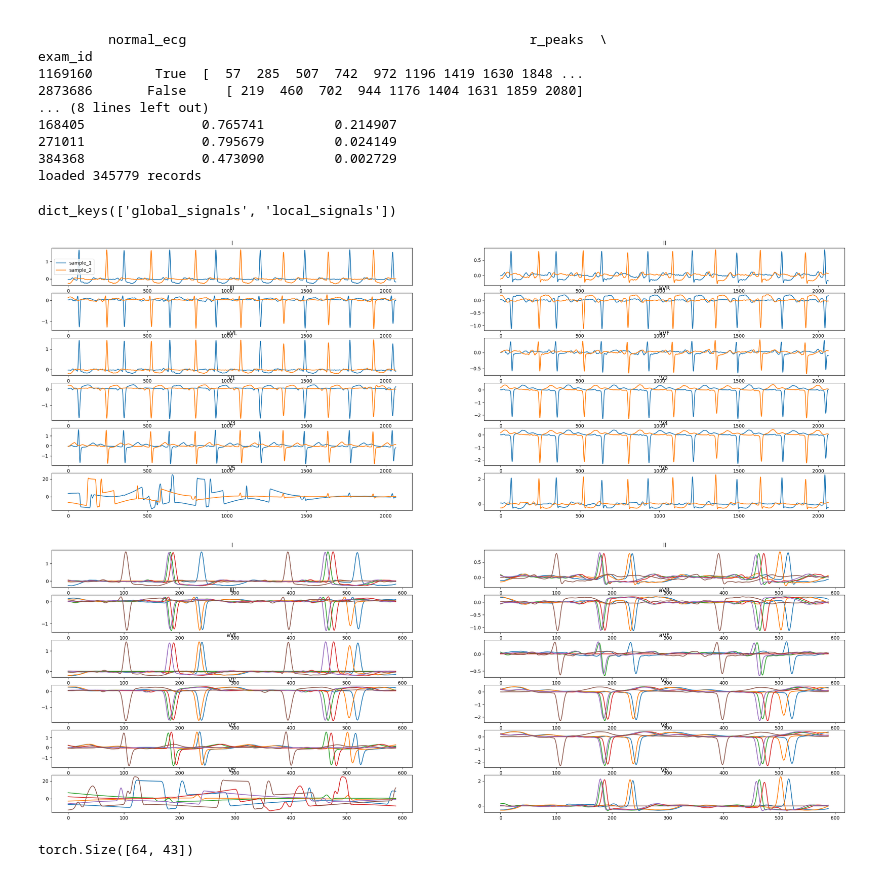
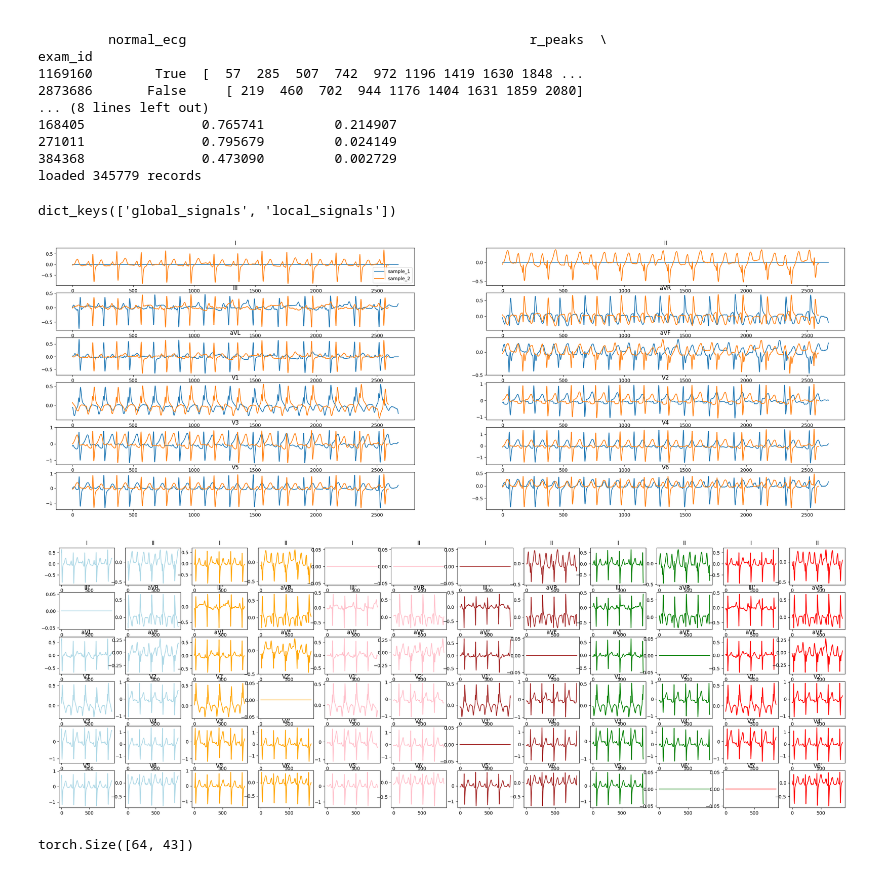
Before and after one commit to Lobster1911/bench-xecg-indian-benchmark, a Jupyter notebook: test.ipynb, the cells around one changed output. Cells and saved outputs as stored; diff of their text form; code cells hidden in the pictures.

```diff
--- a/test.ipynb
+++ b/test.ipynb
@@ -16,12 +16,12 @@ class DatasetArgs:
         self.normalize = False
         self.leads = ['*']
         self.bidirectional = True
-        self.global_random_crop = 0.7
-        self.local_random_crop = 0.2
+        self.global_random_crop = 0.9
+        self.local_random_crop = 0.3
         self.random_drop_leads = 0.1
         self.random_surrogate_prob = 0.
         self.random_jitter_prob = 0.
-        self.random_resample = False
+        self.random_resample = True
         self.use_teacher_student = True
         self.random_crop=0.
         self.strategy = 'masked_token_prediction'
@@ -50,37 +50,38 @@ exam_id
 384368               0.473090         0.002729
 loaded 345779 records
 # %%
-sample = dataset[33]
+sample = dataset[79]
 print(sample.keys())
 
 import matplotlib.pyplot as plt
 import numpy as np
 
 
 fig, axs = plt.subplots(6, 2, figsize=(30, 10))
 leads = ['I', 'II', 'III', 'aVR', 'aVL', 'aVF', 'V1', 'V2', 'V3', 'V4', 'V5', 'V6']
 
 for i in range(12):
     ax = axs[i//2, i%2]
     for _, g in enumerate(sample['global_signals']):
         ax.plot(g[:, i])
 
     ax.set_title(leads[i])
     if i == 0:
         ax.legend(['sample_1', 'sample_2'])
 
-fig, axs = plt.subplots(6, 2, figsize=(30, 10))
+fig, axs = plt.subplots(6, 2 * 6, figsize=(30, 10))
 
-for i in range(12):
-    ax = axs[i//2, i%2]
-    for _, g in enumerate(sample['local_signals']):
-        ax.plot(g[:, i])
-
-    ax.set_title(leads[i])
+# 6 different colors:
+colors = ['lightblue', 'orange', 'pink', 'brown', 'green', 'red']
+for j, g in enumerate(sample['local_signals']):
+    for i in range(12):
+        ax = axs[i//2, i%2 + j*2]
+        ax.plot(g[:, i], color=colors[j])
+        ax.set_title(leads[i])
 # %% [output]
 dict_keys(['global_signals', 'local_signals'])
-[figure, old version]
+[figure, new version]
-[figure, old version]
+[figure, new version]
 # %%
 import torch
 import torch.nn.functional as F
```
Also changed, not shown: 1 other file.
